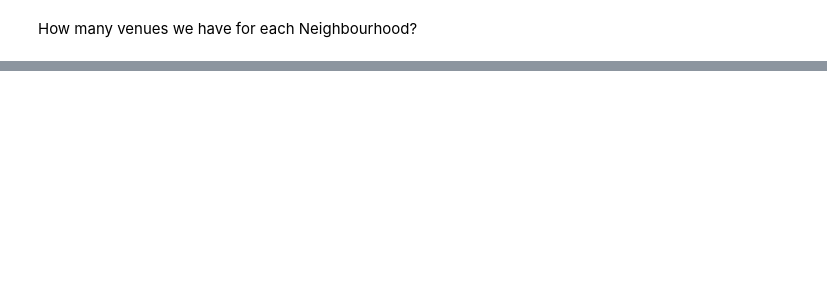
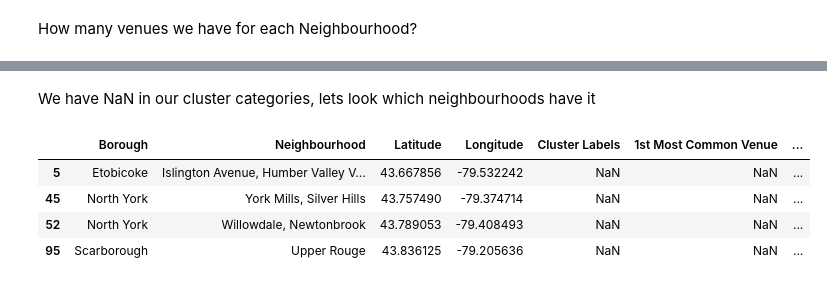
Before and after one commit to svecond2/Coursera_Capstone, a Jupyter notebook: Toronto_Neighbourhoods_Analysis.ipynb, the cells around one changed output, grey strips where cells are left out. Cells and saved outputs as stored; diff of their text form; code cells hidden in the pictures; blank space fills up the shorter version.

```diff
--- a/Toronto_Neighbourhoods_Analysis.ipynb
+++ b/Toronto_Neighbourhoods_Analysis.ipynb
@@ -264,0 +422,11 @@ How many venues we have for each Neighbourhood?
+# %% [markdown]
+We have NaN in our cluster categories, lets look which neighbourhoods have it
+# %%
+toronto_merged_nulls = toronto_merged[toronto_merged.isnull().any(axis=1)]
+toronto_merged_nulls
+# %% [output]
+|  | Borough | Neighbourhood | Latitude | Longitude | Cluster Labels | 1st Most Common Venue | ... |
+| 5 | Etobicoke | Islington Avenue, Humber Valley V... | 43.667856 | -79.532242 | NaN | NaN | ... |
+| 45 | North York | York Mills, Silver Hills | 43.757490 | -79.374714 | NaN | NaN | ... |
+| 52 | North York | Willowdale, Newtonbrook | 43.789053 | -79.408493 | NaN | NaN | ... |
+| 95 | Scarborough | Upper Rouge | 43.836125 | -79.205636 | NaN | NaN | ... |
```
Also changed, not shown: parts of 25 cells of this notebook.
